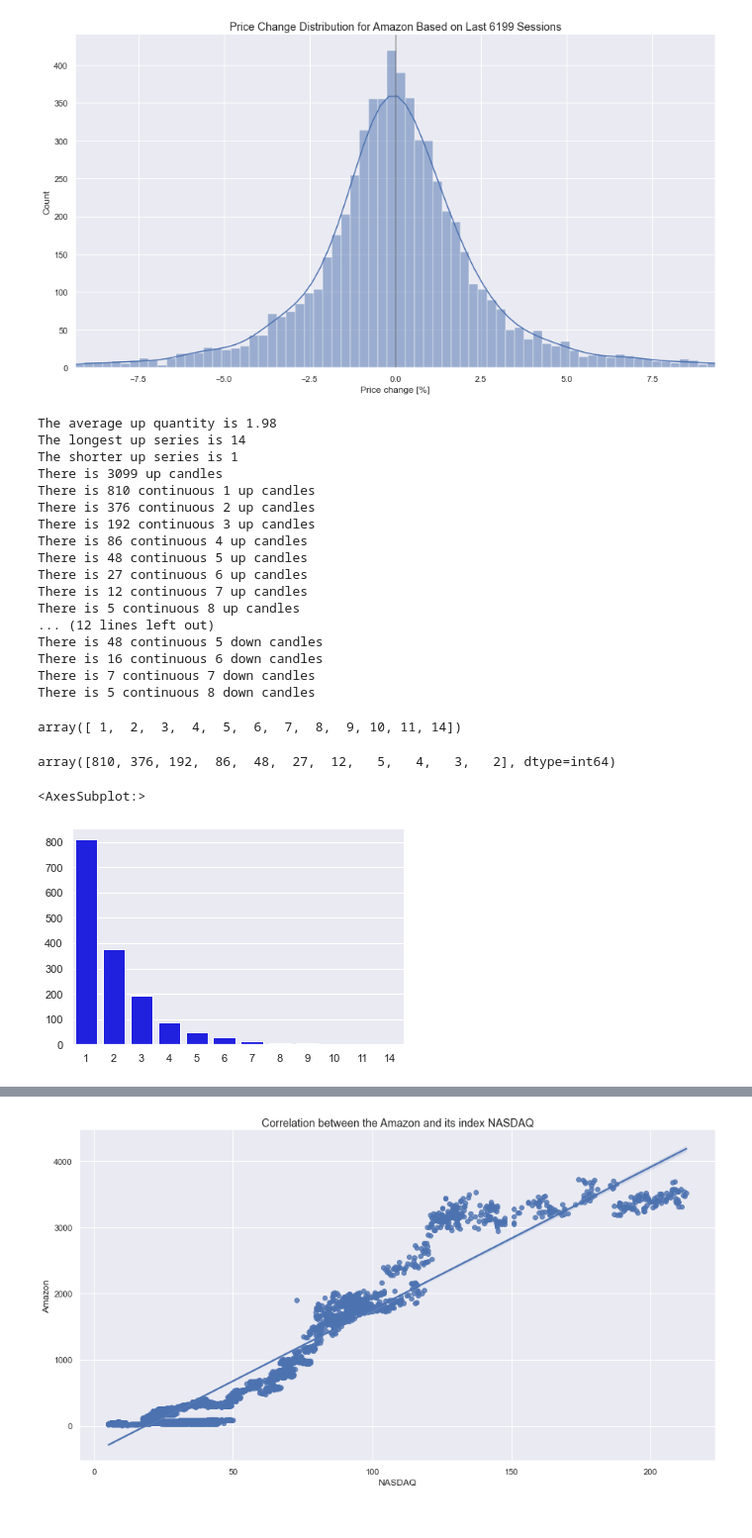
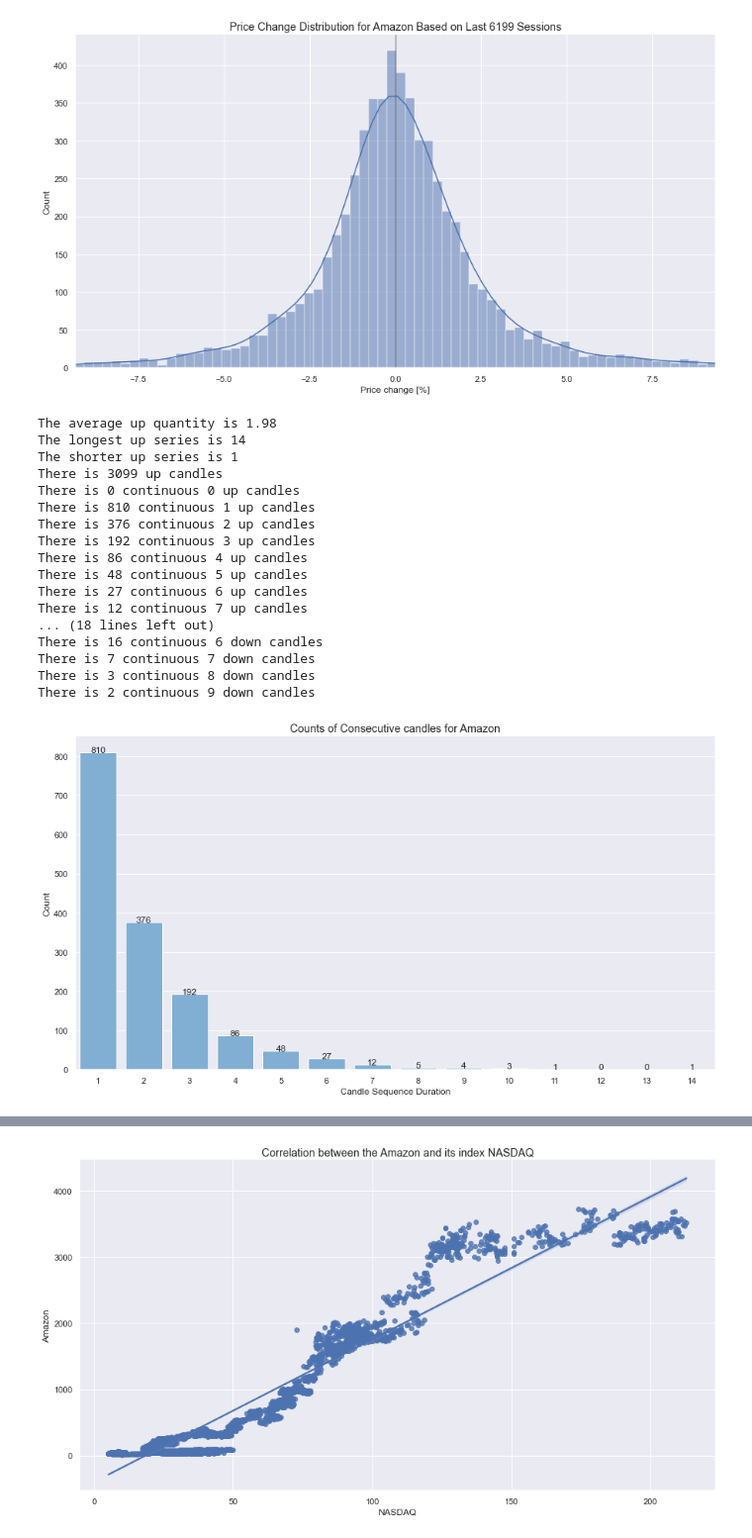
Before and after one commit to TBSDA/Data_Visualization, a Jupyter notebook: Asset_Price_Visualization.ipynb, the cells around one changed output, grey strips where cells are left out. Shown at 99% size. Cells and saved outputs as stored; diff of their text form; code cells hidden in the pictures.

```diff
--- a/Asset_Price_Visualization.ipynb
+++ b/Asset_Price_Visualization.ipynb
@@ -481,10 +481,16 @@ def get_candles_density(candle_list, candle_state='up'):
+# %%
+def count_list_values(lst):
+    counts = np.bincount(np.array(lst))
+    bins = np.array(range(len(counts)))
+    return counts, bins
 # %%
-show_candle_statistic(up_candles, down_candles)
+show_candle_statistic(comp_1d_data)
 # %% [output]
 The average up quantity is 1.98
 The longest up series is 14
 The shorter up series is 1
 There is 3099 up candles
+There is 0 continuous 0 up candles
 There is 810 continuous 1 up candles
 There is 376 continuous 2 up candles
 There is 192 continuous 3 up candles
@@ -492,11 +498,20 @@ There is 86 continuous 4 up candles
 There is 48 continuous 5 up candles
 There is 27 continuous 6 up candles
 There is 12 continuous 7 up candles
-There is 5 continuous 8 up candles
-... (12 lines left out)
-There is 48 continuous 5 down candles
+... (18 lines left out)
 There is 16 continuous 6 down candles
 There is 7 continuous 7 down candles
-There is 5 continuous 8 down candles
+There is 3 continuous 8 down candles
+There is 2 continuous 9 down candles
 # %%
-up_hist, bin_edges = np.histogram(up_candles, bins=list(set(up_candles)))
+def show_candles_distribution_chart(df, state='up'):
+    ''' Generete the distribution chart for consecutive candles.
+        The state indicate the up or down candles '''
+    candle_list = get_candle_dist_list(df, state)
+    counts, bins = count_list_values(candle_list)
+    plt.figure(figsize=(15, 8))
+    plt.title(f'Counts of Consecutive candles for {df.name}', fontsize='large')
+    sns.barplot(x=bins[1:], y=counts[1:], color='#73b1e1')
+    plt.ylabel('Count')
+    plt.xlabel('Candle Sequence Duration')
+    addlabels(counts[1:])
@@ -503,13 +526,4 @@ up_hist, bin_edges = np.histogram(up_candles, bins=list(set(up_candles)))
 # %%
-bin_edges
+show_candles_distribution_chart(comp_1d_data, 'up')
 # %% [output]
-array([ 1,  2,  3,  4,  5,  6,  7,  8,  9, 10, 11, 14])
+[figure, added]
-# %%
-up_hist
-# %% [output]
-array([810, 376, 192,  86,  48,  27,  12,   5,   4,   3,   2], dtype=int64)
-# %%
-sns.barplot(x=bins, y=np.append(up_hist, 1), color='blue')
-# %% [output]
-<AxesSubplot:>
-[figure, removed]
```
Also changed, not shown: parts of 7 cells of this notebook.
